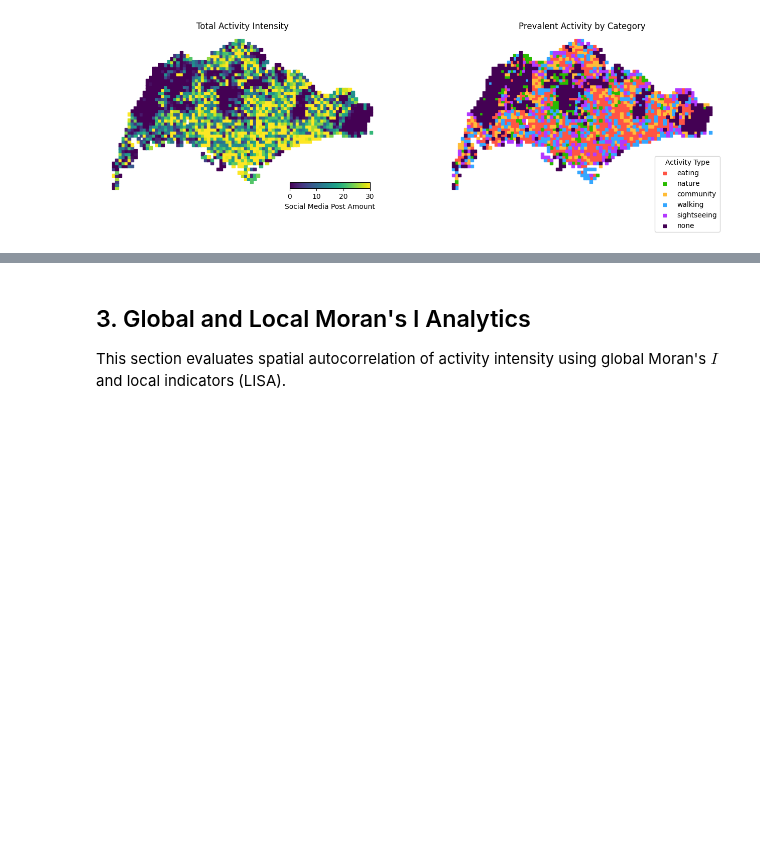
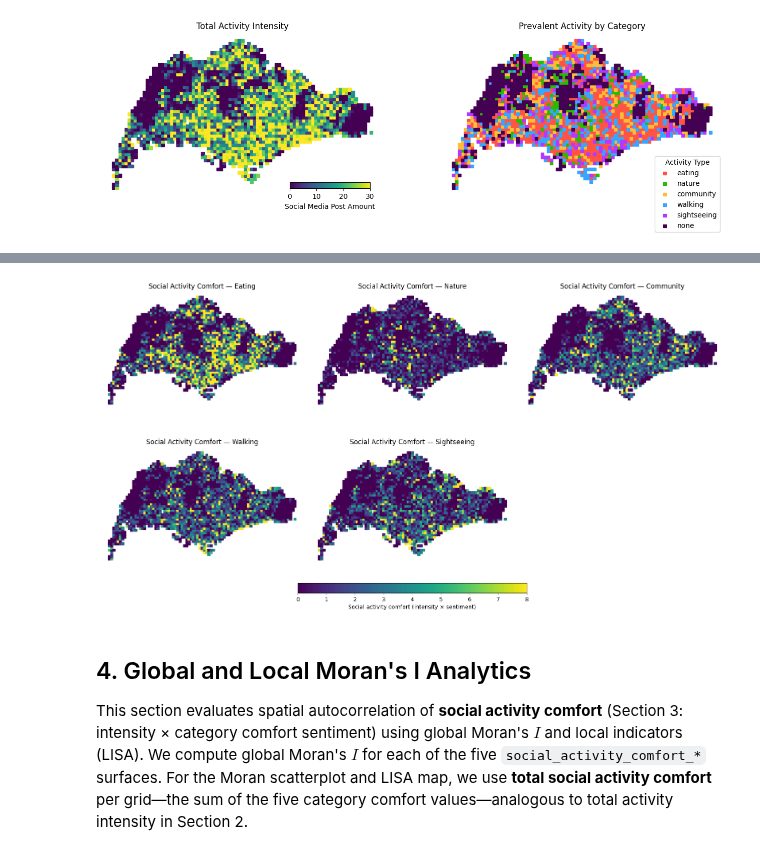
Before and after one commit to Sijie-Yang/Urban-Comfort-Potential, a Jupyter notebook: code_1_social_activity_data.ipynb, the cells around one changed output, grey strips where cells are left out. Drawn from its saved outputs; the diff is of its cells as text; code cells hidden in the pictures; blank space fills up the shorter version.

```diff
--- a/code_1_social_activity_data.ipynb
+++ b/code_1_social_activity_data.ipynb
@@ -165,7 +183,56 @@ plt.show()
+# %%
+# Plot five social activity comfort maps (same style as Section 2: square markers, viridis color map, axes off)
+fig, axes = plt.subplots(2, 3, figsize=(16, 10))
+axes = axes.flatten()
+
+comfort_columns = [f'social_activity_comfort_{c}' for c in act_columns]
+vmax = 8
+vmin = 0.0
+norm = mpl.colors.Normalize(vmin=vmin, vmax=vmax)
+cmap = plt.cm.viridis
+
+title_map = {
+    'eating': 'Social Activity Comfort — Eating',
+    'nature': 'Social Activity Comfort — Nature',
+    'community': 'Social Activity Comfort — Community',
+    'walking': 'Social Activity Comfort — Walking',
+    'sightseeing': 'Social Activity Comfort — Sightseeing',
+}
+
+for idx, category in enumerate(act_columns):
+    column = f'social_activity_comfort_{category}'
+    act_gdf.plot(
+        ax=axes[idx],
+        column=column,
+        vmin=vmin,
+        vmax=vmax,
+        cmap=cmap,
+        marker='s',
+        markersize=22,
+        legend=False,
+    )
+    axes[idx].set_title(title_map[category])
+    axes[idx].axis('off')
+
+# Hide the unused sixth axis
+axes[5].axis('off')
+
+# Create a horizontal colorbar below the subplots
+sm = plt.cm.ScalarMappable(cmap=cmap, norm=norm)
+sm.set_array([])
+
+# Add horizontal colorbar at the bottom of the figure
+cbar_ax = fig.add_axes([0.32, 0.15, 0.36, 0.025])  # [left, bottom, width, height]
+fig.colorbar(sm, cax=cbar_ax, orientation='horizontal', label='Social activity comfort (intensity × sentiment)')
+
+plt.tight_layout(rect=[0, 0.13, 1, 1])  # Leave extra space at the bottom for the colorbar
+plt.show()
+# %% [output]
+[figure, added]
 # %% [markdown]
-## 3. Global and Local Moran's I Analytics
+## 4. Global and Local Moran's I Analytics
 
-This section evaluates spatial autocorrelation of activity intensity using global Moran's $I$ and local indicators (LISA).
+This section evaluates spatial autocorrelation of **social activity comfort** (Section 3: intensity × category comfort sentiment) using global Moran's $I$ and local indicators (LISA). We compute global Moran's $I$ for each of the five `social_activity_comfort_*` surfaces. For the Moran scatterplot and LISA map, we use **total social activity comfort** per grid—the sum of the five category comfort values—analogous to total activity intensity in Section 2.
 # %%
 import numpy as np
 from libpysal.weights import KNN
```
Also changed, not shown: parts of 6 cells of this notebook, 11 other files.
